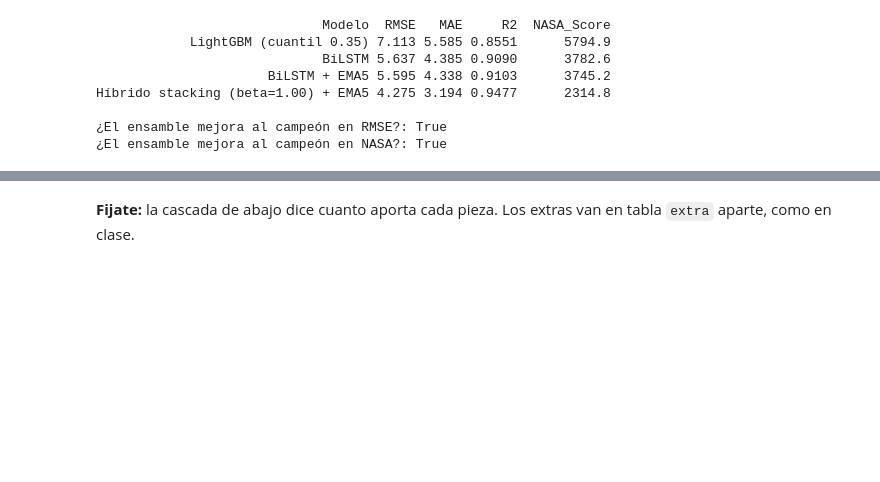
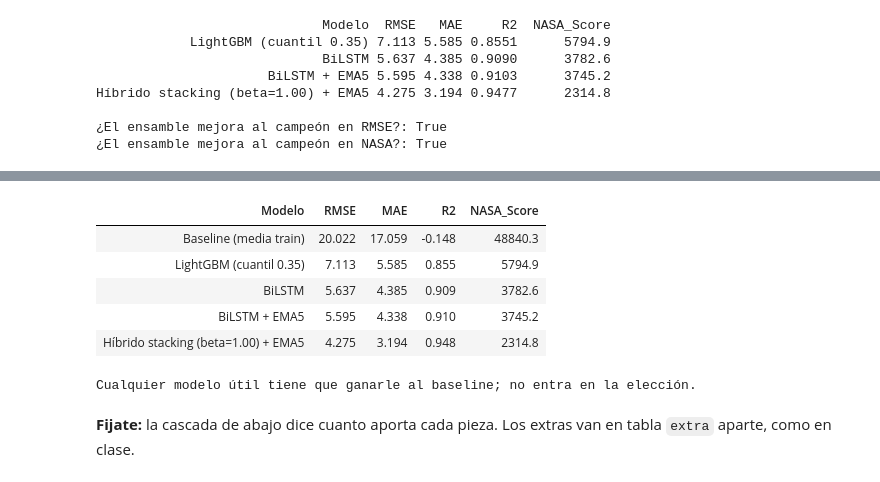
Before and after one commit to mikelrh-dev/nasa-rul-ds02, a Jupyter notebook: notebooks/ds02_ensemble/02_decision_ablacion_oof_ensamble.ipynb, the cells around one changed output, grey strips where cells are left out. Cells and saved outputs as stored; diff of their text form; code cells hidden in the pictures; blank space fills up the shorter version.

```diff
--- a/notebooks/ds02_ensemble/02_decision_ablacion_oof_ensamble.ipynb
+++ b/notebooks/ds02_ensemble/02_decision_ablacion_oof_ensamble.ipynb
@@ -651,3 +657,18 @@ Híbrido stacking (beta=1.00) + EMA5 4.275 3.194 0.9477      2314.8
+# %%
+# Baseline en la tabla titular (SOLO lectura: usa predicciones ya calculadas)
+pred_media_nb2 = np.full_like(np.asarray(test["y"]), float(np.asarray(dev["y"])[fit_idx].mean()), dtype=float)
+fila_base_nb2 = evaluar_clase("Baseline (media train)", test["y"], pred_media_nb2)
+res_con_base = pd.DataFrame([fila_base_nb2] + rows)
+display(res_con_base.round(3))
+print("Cualquier modelo útil tiene que ganarle al baseline; no entra en la elección.")
+# %% [output]
+| Modelo | RMSE | MAE | R2 | NASA_Score |
+| Baseline (media train) | 20.022 | 17.059 | -0.148 | 48840.3 |
+| LightGBM (cuantil 0.35) | 7.113 | 5.585 | 0.855 | 5794.9 |
+| BiLSTM | 5.637 | 4.385 | 0.909 | 3782.6 |
+| BiLSTM + EMA5 | 5.595 | 4.338 | 0.910 | 3745.2 |
+| Híbrido stacking (beta=1.00) + EMA5 | 4.275 | 3.194 | 0.948 | 2314.8 |
+Cualquier modelo útil tiene que ganarle al baseline; no entra en la elección.
 # %% [markdown]
 **Fijate:** la cascada de abajo dice cuanto aporta cada pieza. Los extras van en tabla `extra` aparte, como en clase.
 # %%
```
Also changed, not shown: parts of 1 cell of this notebook, 54 other files.
